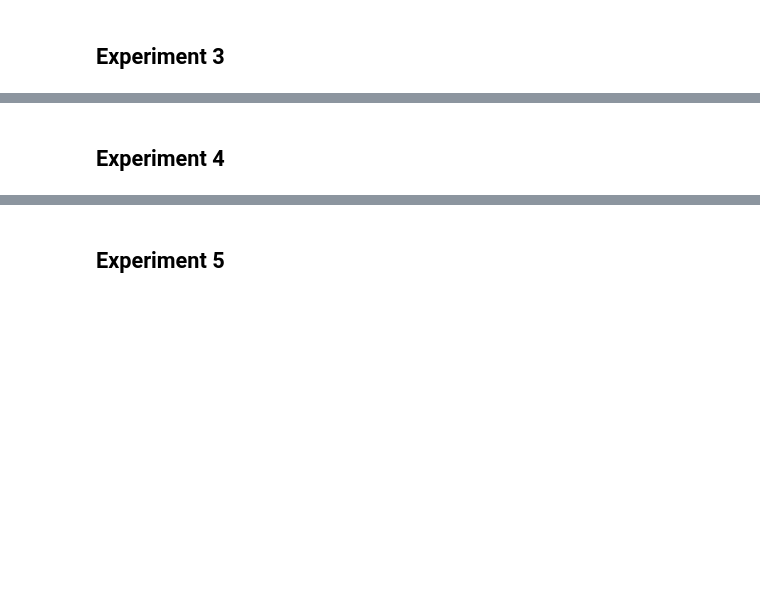
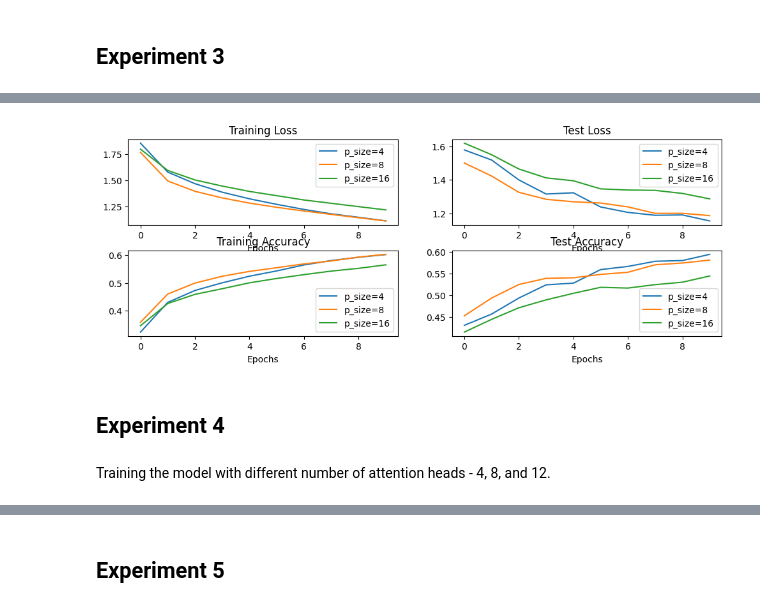
Before and after one commit to sekhar-mandalaparthi/DLCV_Assignment2, a Jupyter notebook: assignment2.ipynb, the cells around one changed output, grey strips where cells are left out. Drawn from its saved outputs; the diff is of its cells as text; code cells hidden in the pictures; blank space fills up the shorter version.

```diff
--- a/assignment2.ipynb
+++ b/assignment2.ipynb
@@ -125,5 +179,7 @@ torch.save(model.state_dict(), 'vit_cifar10.pth')
 # %%
 results_vs_patch_size = {'p_size=4': None, 'p_size=8': None, 'p_size=16': None}
+
+loss_fn = torch.nn.CrossEntropyLoss()
 
 for patch_size in ['4', '8', '16']:
     model = ViT(
@@ -147,4 +234,10 @@ for patch_size in ['4', '8', '16']:
+# %%
+utils.plot_learning_curves_vs_hparam(results_vs_patch_size)
+# %% [output]
+[figure, added]
 # %% [markdown]
 ## Experiment 4
+# %% [markdown]
+Training the model with different number of attention heads - 4, 8, and 12.
 # %%
 results_vs_num_heads = {'n_heads=4': None, 'n_heads=8': None, 'n_heads=12': None}
```
Also changed, not shown: parts of 34 cells of this notebook, 1 other file.
